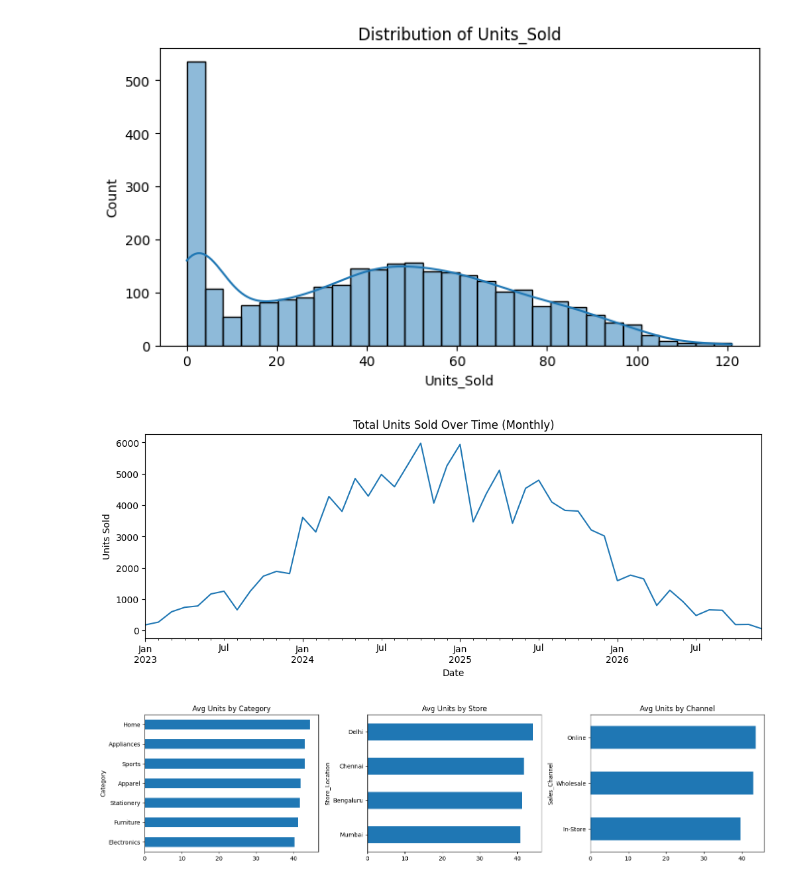
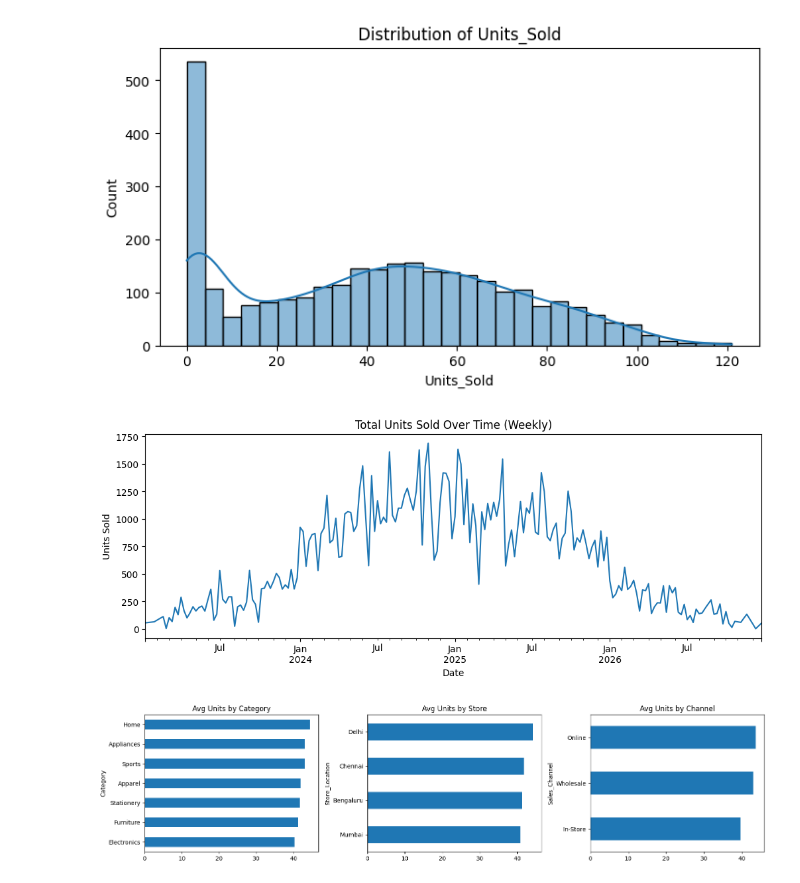
Before and after one commit to Lavesh789/Sales_forecasting_app, a Jupyter notebook: salesforecasting_model.ipynb, the cells around one changed output. Saved outputs shown, nothing was run; the diff lists cells and outputs as text; code cells hidden in the pictures.

```diff
--- a/salesforecasting_model.ipynb
+++ b/salesforecasting_model.ipynb
@@ -116,14 +135,14 @@ plt.show()
 [figure]
 # %%
 # Trend over time
-monthly = df.groupby(df['Date'].dt.to_period('M'))['Units_Sold'].sum()
+monthly = df.groupby(df['Date'].dt.to_period('W'))['Units_Sold'].sum()
 plt.figure(figsize=(12,4))
 monthly.plot()
-plt.title('Total Units Sold Over Time (Monthly)')
+plt.title('Total Units Sold Over Time (Weekly)')
 plt.ylabel('Units Sold')
 plt.show()
 # %% [output]
-[figure, old version]
+[figure, new version]
 # %%
 # Units sold by category / store / channel
 fig, axes = plt.subplots(1, 3, figsize=(16,4))
```
Also changed, not shown: parts of 33 cells of this notebook.
